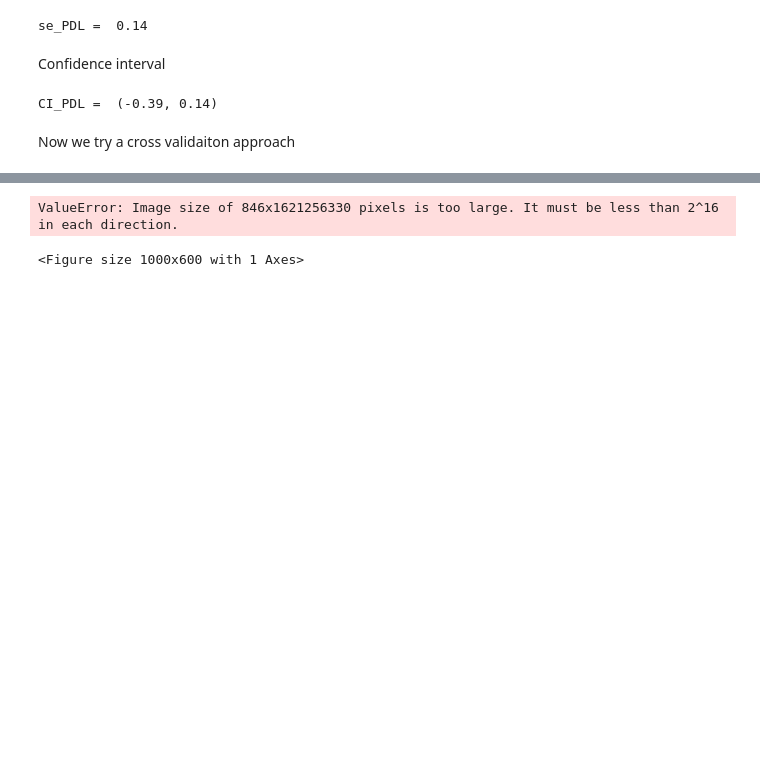
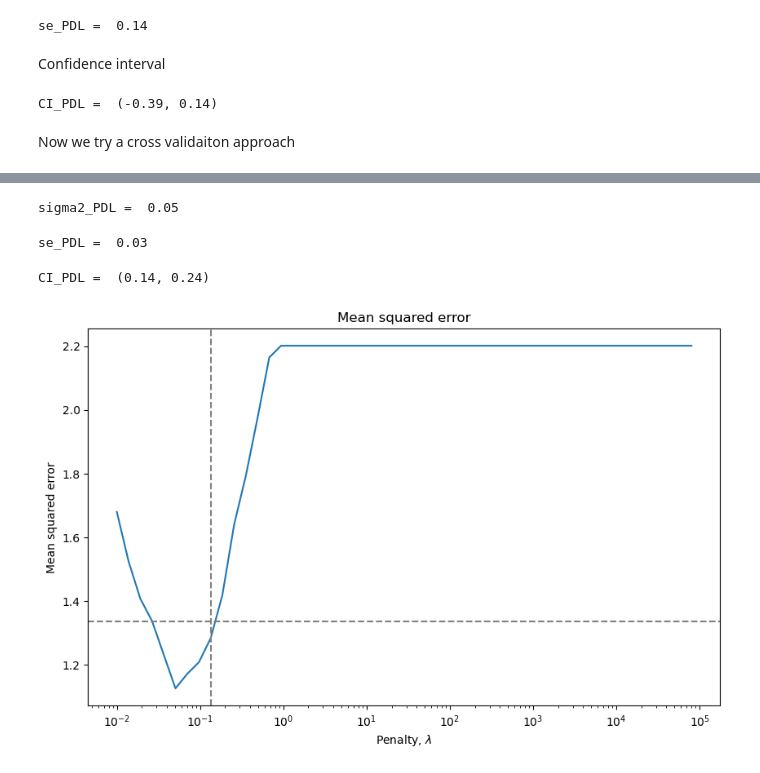
Before and after one commit to vkt823/AME---group, a Jupyter notebook: Assignment 2/getting_started.ipynb, the cells around one changed output, grey strips where cells are left out. Cells and saved outputs as stored; diff of their text form; code cells hidden in the pictures; blank space fills up the shorter version.

```diff
--- a/Assignment 2/getting_started.ipynb
+++ b/Assignment 2/getting_started.ipynb
@@ -441,5 +470,8 @@ fit_CV = LassoCV(cv = 5, alphas=penalty_grid).fit(X,y)
 # %%
 # Investigate the penalty
+fit_CV = LassoCV(cv = 5, alphas=penalty_grid).fit(X_stan,y)
+
+
 penalties_CV = fit_CV.alphas_
 
 MSE_CV = np.mean(fit_CV.mse_path_, axis=1)
@@ -510,0 +550,33 @@ plot(penalties_CV, MSE_CV, lamb1)
+# %%
+# Investigate the penalty
+fit_CV_dz = LassoCV(cv = 5, alphas=penalty_grid).fit(Z_stan,d)
+
+
+penalties_CV_yz = fit_CV_dz.alphas_
+
+MSE_CV_yz = np.mean(fit_CV_dz.mse_path_, axis=1)
+
+MSE_std_yz = np.std(fit_CV_dz.mse_path_, axis=1)
+
+MSE_SE_yz = MSE_std_yz/np.sqrt(5)
+
+
+
+min_MSE_idx_yz = np.argmin(MSE_CV_yz)
+
+MSE_MIN_CV_SE_yz = MSE_CV_yz[min_MSE_idx_yz] + MSE_SE_yz[min_MSE_idx_yz]
+
+MSE_CV_SE_yz = MSE_CV_yz[MSE_CV_yz > MSE_MIN_CV_SE_yz]
+
+min_MSE_SE_idx = np.argmin(MSE_CV_SE_yz)
+
+lamb1_dz = penalty_grid[MSE_CV_yz.shape[0] - np.argmin(MSE_CV_SE_yz) - 1]
+
+
+
+min_MSE_penalty_yz = penalty_grid[min_MSE_idx_yz]
+
+min_MSE_SE = MSE_SE[min_MSE_idx]
+
+
+print('Penalty_CV: ', round(lamb1_dz,2))
@@ -511,3 +610,41 @@ plot(penalties_CV, MSE_CV, lamb1)
+# %%
+# Calculate variance
+res_yx_sq = np.square(res_cv_yx)
+res_dz_sq = np.square(res_cv_dz)
+
+num = np.zeros((1,1))
+for i in range(N):
+    num += res_yx_sq[i]*res_dz_sq[i]
+num = num/N
+
+denom = (np.sum(res_dz_sq)/N)**2
+
+sigma2_CV_PDL=(num/denom)[0][0]
+
+# Display variance
+print("sigma2_PDL = ",sigma2_CV_PDL.round(2))
+# %% [output]
+sigma2_PDL =  0.05
+# %%
+# Calculate standard error
+se_CV_PDL = np.sqrt(sigma2_CV_PDL/N)
+
+# Display standard error
+print("se_PDL = ",se_CV_PDL.round(2))
+# %% [output]
+se_PDL =  0.03
+# %%
+# Calculate the quantile of the standard normal distribution that corresponds to the 95% confidence interval of a two-sided test
+q = norm.ppf(0.975)
+
+# Calculate confidence interval
+CI_low_CV_PDL  = alpha_CV_PDL-q*se_CV_PDL
+CI_high_CV_PDL = alpha_CV_PDL+q*se_CV_PDL
+
+# Display confidence interval
+print("CI_PDL = ",(CI_low_CV_PDL.round(2),CI_high_CV_PDL.round(2)))
+# %% [output]
+CI_PDL =  (0.14, 0.24)
 # %%
 # Define a function that plots the MSE as a function of the penalty parameter
 
@@ -534,37 +671,36 @@ def plot_MSE_path(penalty_grid, MSE, MSE_SE, penalty):
 
    # ax.axvline(x=min_MSE_penalty, linestyle='--', color='grey')
 
-    plt.text(penalty_CV,1e10,"Minimum MSE",rotation=90)
+    #lt.text(penalty_CV,1e10,"Minimum MSE",rotation=90)
 
     new = MSE[min_MSE_idx]+MSE_SE
 
     ax.axhline(y = new, linestyle = "--", color = "grey")
 
     ax.axvline(x = penalty, linestyle='--', color='grey')
 
     # Add labels
 
     plt.xlabel('Penalty, $\lambda$')
 
     plt.ylabel('Mean squared error')
 
     plt.title('Mean squared error')
 
 
 
     # Display plot
 
     plt.show()
 
     plt.close()
 
 
 
 # Plot MSE as a function of the penalty parameter
 
 plot_MSE_path(penalties_CV, MSE_CV, min_MSE_SE, lamb1)
 
 # Here with 1 std.error rule
 # %% [output]
-ValueError: Image size of 846x1621256330 pixels is too large. It must be less than 2^16 in each direction.
-<Figure size 1000x600 with 1 Axes>
+[figure, added]
```
Also changed, not shown: parts of 17 cells of this notebook.
